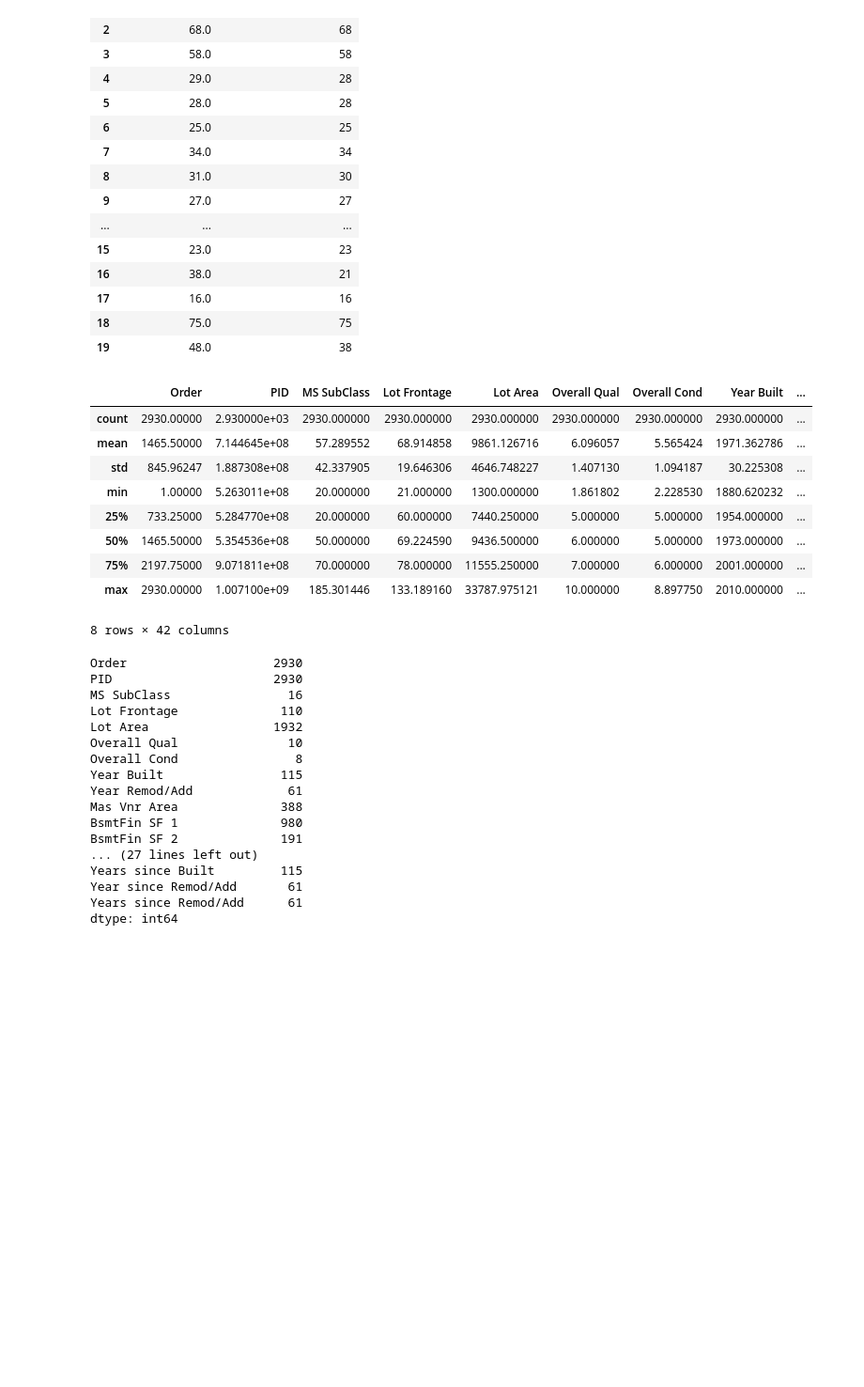
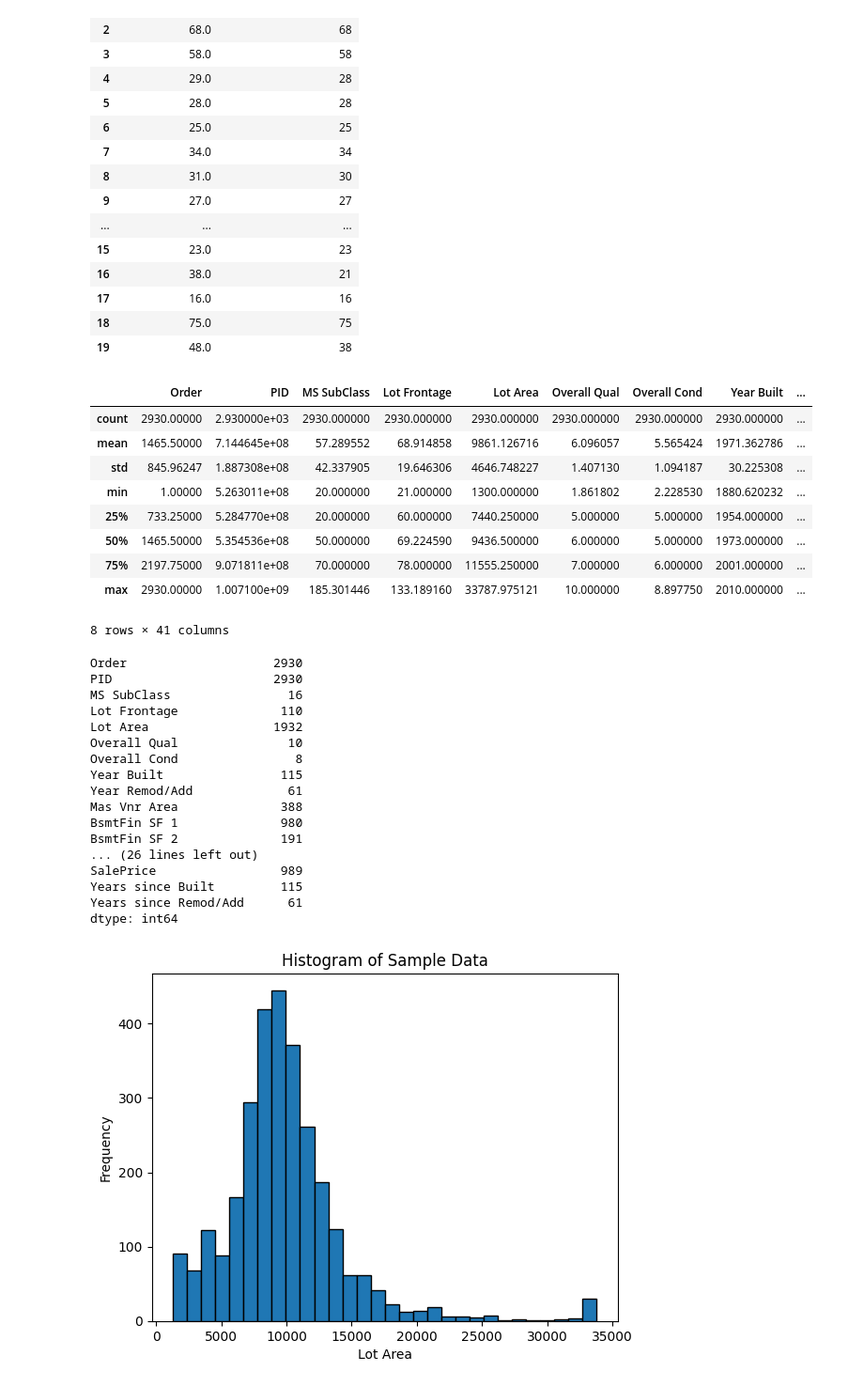
Before and after one commit to marlen004/Ames-Housing-Prices, a Jupyter notebook: analysis/eda.ipynb, the cells around one changed output. Shown at 94% size. Drawn from its saved outputs; the diff is of its cells as text; code cells hidden in the pictures; blank space fills up the shorter version.

```diff
--- a/analysis/eda.ipynb
+++ b/analysis/eda.ipynb
@@ -6,7 +6,7 @@ from pathlib import Path
 import os
 import datetime
 # %%
-data_dir = Path("/Users/marlen_raushanov/Desktop/project_1/data/clean")
+data_dir = Path("/Users/marlen_raushanov/Desktop/Career Stuff/project_1/data/clean")
 filename = "AmesHousing_clean.csv"
 df_clean = pd.read_csv(data_dir/filename)
 # %%
@@ -73,7 +73,7 @@ df_numeric.describe()
 | 50% | 1465.50000 | 5.354536e+08 | 50.000000 | 69.224590 | 9436.500000 | 6.000000 | 5.000000 | 1973.000000 | ... |
 | 75% | 2197.75000 | 9.071811e+08 | 70.000000 | 78.000000 | 11555.250000 | 7.000000 | 6.000000 | 2001.000000 | ... |
 | max | 2930.00000 | 1.007100e+09 | 185.301446 | 133.189160 | 33787.975121 | 10.000000 | 8.897750 | 2010.000000 | ... |
-8 rows × 42 columns
+8 rows × 41 columns
 # %%
 df_numeric.nunique()
 # %% [output]
@@ -89,8 +89,19 @@ Year Remod/Add             61
 Mas Vnr Area              388
 BsmtFin SF 1              980
 BsmtFin SF 2              191
-... (27 lines left out)
+... (26 lines left out)
+SalePrice                 989
 Years since Built         115
-Year since Remod/Add       61
 Years since Remod/Add      61
 dtype: int64
+# %%
+lot_area = df_numeric["Lot Area"]
+plt.hist(lot_area, bins = 30, edgecolor = 'black')
+plt.xlabel('Lot Area')
+plt.ylabel('Frequency')
+plt.title('Histogram of Sample Data')
+
+# 4. Display the plot
+plt.show()
+# %% [output]
+[figure, added]
```
Also changed, not shown: 2 other files.
